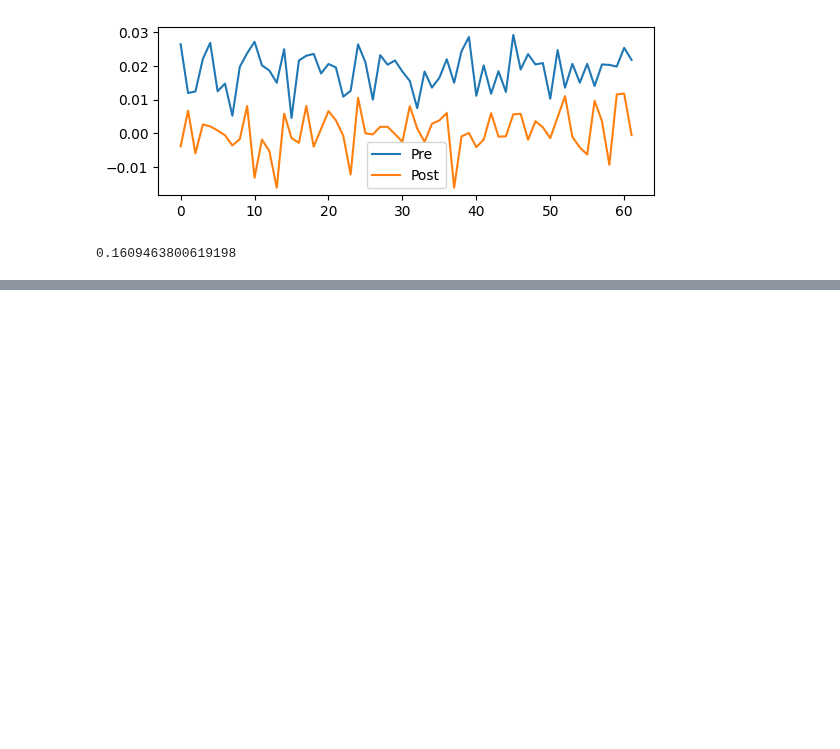
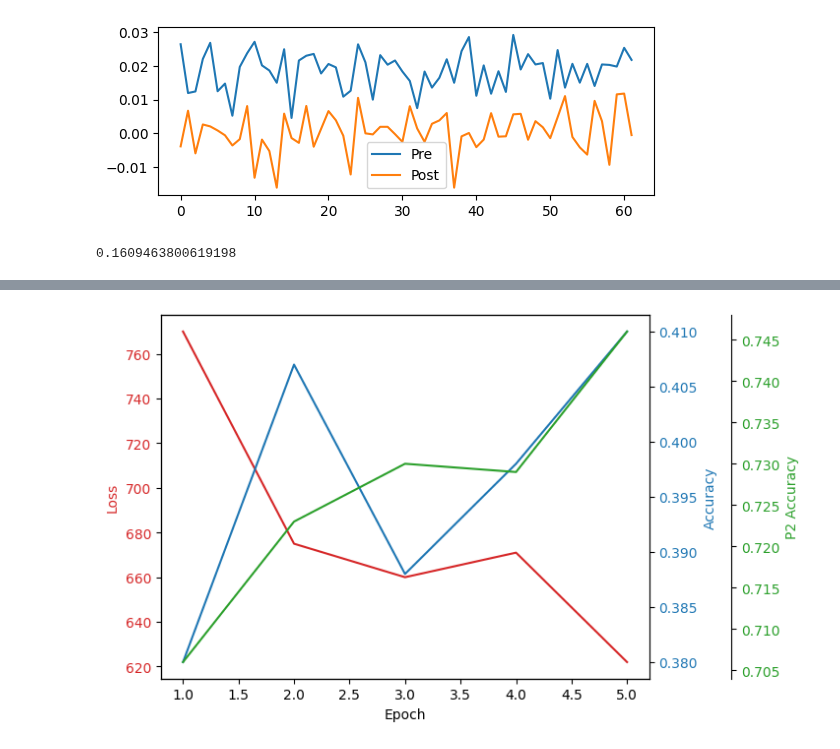
Before and after one commit to Rajeevveera24/LatentAlignmentProcedural, a Jupyter notebook: tmp.ipynb, the cells around one changed output, grey strips where cells are left out. Saved outputs shown, nothing was run; the diff lists cells and outputs as text; code cells hidden in the pictures; blank space fills up the shorter version.

```diff
--- a/tmp.ipynb
+++ b/tmp.ipynb
@@ -300,0 +563,42 @@ print(avg*1.5)
+# %%
+# Training Loss change over time
+
+import matplotlib.pyplot as plt
+
+train_losses = [770, 675, 660, 671, 622]
+train_accuracy = [0.38, 0.407, 0.388, 0.398, 0.41]
+train_p2_accuracy = [0.706, 0.723, 0.73, 0.729, 0.746]
+
+test_acc = 0.45
+test_p2_acc = 0.816
+
+
+#Plot Train Losses and Accuracies
+
+x = [1,2,3,4,5]
+
+#Plot train accuracies on the left y axis
+fig, ax1 = plt.subplots()
+
+color = 'tab:red'
+ax1.set_xlabel('Epoch')
+ax1.set_ylabel('Loss', color=color)
+ax1.plot(x, train_losses, color=color)
+ax1.tick_params(axis='y', labelcolor=color)
+
+#Instantiate a second y axis that shares the same x-axis
+ax2 = ax1.twinx()
+color = 'tab:blue'
+ax2.set_ylabel('Accuracy', color=color)
+ax2.plot(x, train_accuracy, color=color)
+ax2.tick_params(axis='y', labelcolor=color)
+
+#Also plot the p2 accuracies
+ax3 = ax1.twinx()
+color = 'tab:green'
+ax3.spines['right'].set_position(('outward', 60))
+ax3.set_ylabel('P2 Accuracy', color=color)
+ax3.plot(x, train_p2_accuracy, color=color)
+ax3.tick_params(axis='y', labelcolor=color)
+# %% [output]
+[figure, added]
```
Also changed, not shown: parts of 12 cells of this notebook, 14 other files.
